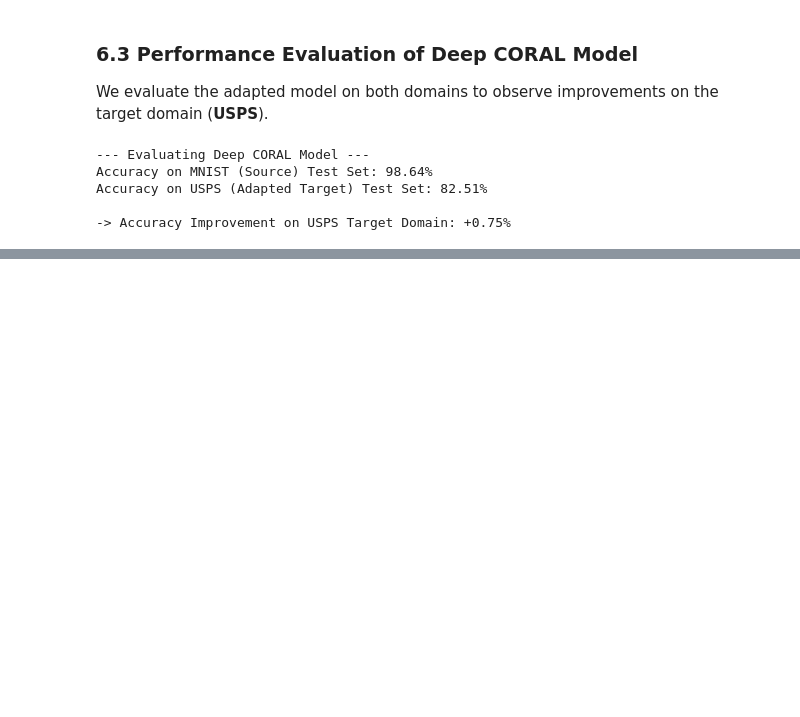
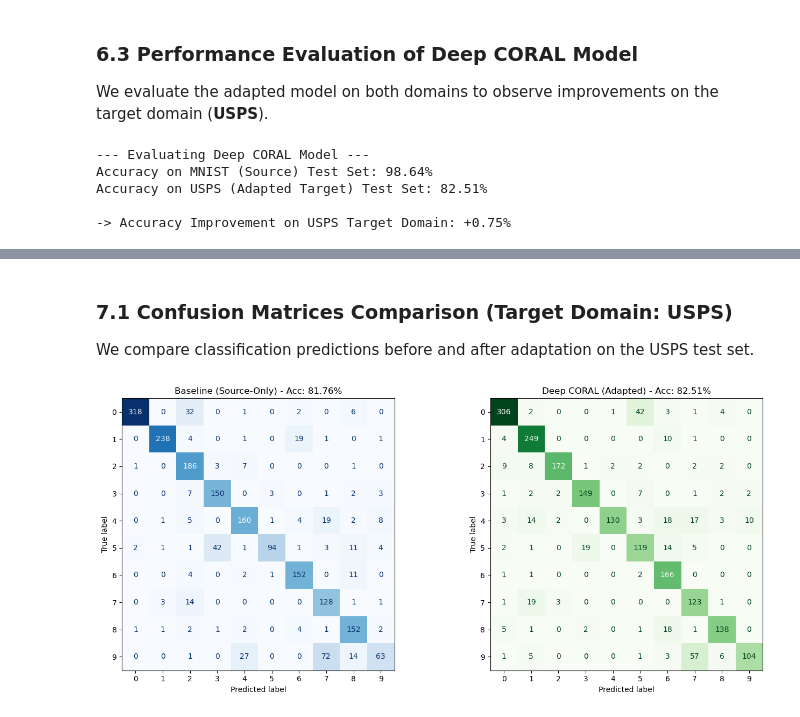
Before and after one commit to ginev91/deep-learning-project, a Jupyter notebook: domain_adaptation_in_computer_vision.ipynb, the cells around one changed output, grey strips where cells are left out. Cells and saved outputs as stored; diff of their text form; code cells hidden in the pictures; blank space fills up the shorter version.

```diff
--- a/domain_adaptation_in_computer_vision.ipynb
+++ b/domain_adaptation_in_computer_vision.ipynb
@@ -568,0 +575,34 @@ Accuracy on USPS (Adapted Target) Test Set: 82.51%
+# %% [markdown]
+### 7.1 Confusion Matrices Comparison (Target Domain: USPS)
+We compare classification predictions before and after adaptation on the USPS test set.
+# %%
+def get_predictions(model, dataloader):
+    model.eval()
+    all_preds = []
+    all_targets = []
+
+    with torch.no_grad():
+        for images, labels in dataloader:
+            images = images.to(device)
+            outputs, _ = model(images)
+            preds = torch.argmax(outputs, dim=1)
+            all_preds.extend(preds.cpu().numpy())
+            all_targets.extend(labels.numpy())
+
+    return np.array(all_targets), np.array(all_preds)
+
+targets, baseline_preds = get_predictions(model_source_only, target_test_loader)
+_, coral_preds = get_predictions(model_coral, target_test_loader)
+
+fig, (ax1, ax2) = plt.subplots(1, 2, figsize=(14, 6))
+
+ConfusionMatrixDisplay.from_predictions(targets, baseline_preds, ax=ax1, cmap='Blues', colorbar=False)
+ax1.set_title(f"Baseline (Source-Only) - Acc: {usps_acc:.2f}%")
+
+ConfusionMatrixDisplay.from_predictions(targets, coral_preds, ax=ax2, cmap='Greens', colorbar=False)
+ax2.set_title(f"Deep CORAL (Adapted) - Acc: {usps_coral_acc:.2f}%")
+
+plt.tight_layout()
+plt.show()
+# %% [output]
+[figure, added]
```
Also changed, not shown: parts of 2 cells of this notebook.
